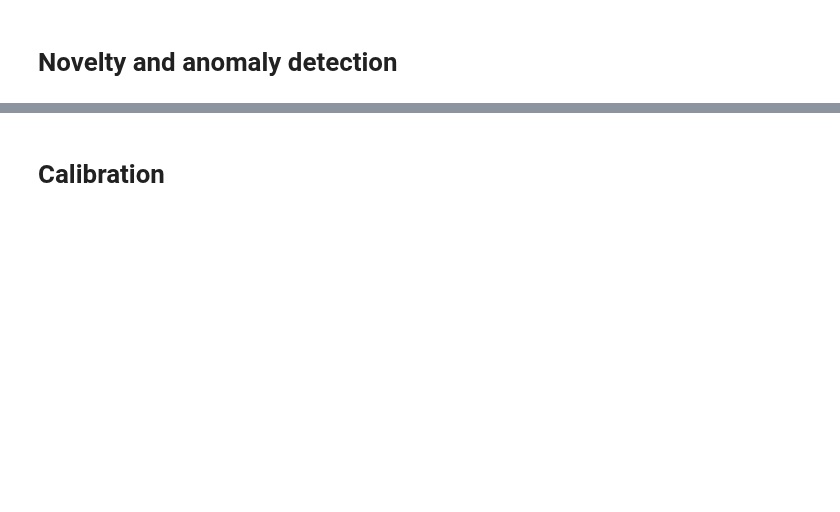
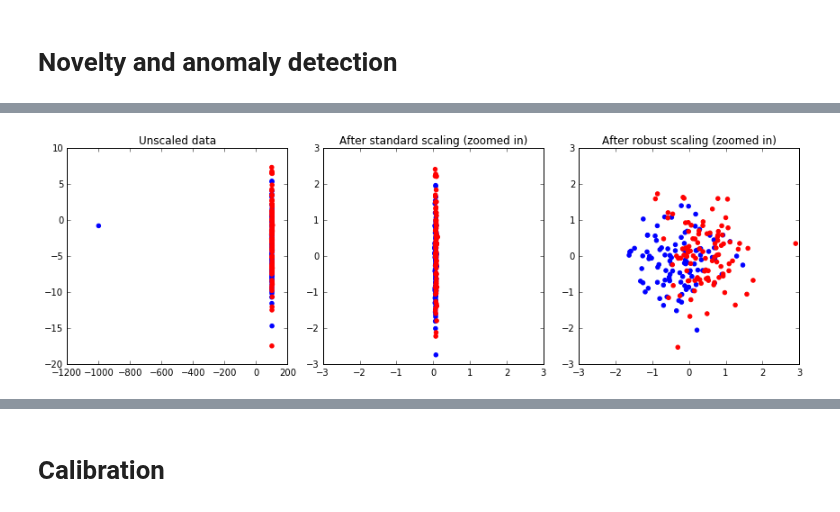
Before and after one commit to glouppe/tutorials-scikit-learn, a Jupyter notebook: Robust and calibrated estimators with Scikit-Learn.ipynb, the cells around one changed output, grey strips where cells are left out. Drawn from its saved outputs; the diff is of its cells as text; code cells hidden in the pictures; blank space fills up the shorter version.

```diff
--- a/Robust and calibrated estimators with Scikit-Learn.ipynb
+++ b/Robust and calibrated estimators with Scikit-Learn.ipynb
@@ -131,0 +165,86 @@ plot_surface(clf, X, y)
+# %%
+# %load http://scikit-learn.org/dev/_downloads/plot_robust_scaling.py
+#!/usr/bin/python
+
+"""
+=========================================================
+Robust Scaling on Toy Data
+=========================================================
+
+Making sure that each Feature has approximately the same scale can be a
+crucial preprocessing step. However, when data contains outliers,
+:class:`StandardScaler <sklearn.preprocessing.StandardScaler>` can often
+be mislead. In such cases, it is better to use a scaler that is robust
+against outliers.
+
+Here, we demonstrate this on a toy dataset, where one single datapoint
+is a large outlier.
+"""
+from __future__ import print_function
+print(__doc__)
+
+
+# Code source: Thomas Unterthiner
+# License: BSD 3 clause
+
+import matplotlib.pyplot as plt
+import numpy as np
+from sklearn.preprocessing import StandardScaler, RobustScaler
+
+# Create training and test data
+np.random.seed(42)
+n_datapoints = 100
+Cov = [[0.9, 0.0], [0.0, 20.0]]
+mu1 = [100.0, -3.0]
+mu2 = [101.0, -3.0]
+X1 = np.random.multivariate_normal(mean=mu1, cov=Cov, size=n_datapoints)
+X2 = np.random.multivariate_normal(mean=mu2, cov=Cov, size=n_datapoints)
+Y_train = np.hstack([[-1]*n_datapoints, [1]*n_datapoints])
+X_train = np.vstack([X1, X2])
+
+X1 = np.random.multivariate_normal(mean=mu1, cov=Cov, size=n_datapoints)
+X2 = np.random.multivariate_normal(mean=mu2, cov=Cov, size=n_datapoints)
+Y_test = np.hstack([[-1]*n_datapoints, [1]*n_datapoints])
+X_test = np.vstack([X1, X2])
+
+X_train[0, 0] = -1000  # a fairly large outlier
+
+
+# Scale data
+standard_scaler = StandardScaler()
+Xtr_s = standard_scaler.fit_transform(X_train)
+Xte_s = standard_scaler.transform(X_test)
+
+robust_scaler = RobustScaler()
+Xtr_r = robust_scaler.fit_transform(X_train)
+Xte_r = robust_scaler.transform(X_test)
+
+
+# Plot data
+fig, ax = plt.subplots(1, 3, figsize=(12, 4))
+ax[0].scatter(X_train[:, 0], X_train[:, 1],
+              color=np.where(Y_train > 0, 'r', 'b'))
+ax[1].scatter(Xtr_s[:, 0], Xtr_s[:, 1], color=np.where(Y_train > 0, 'r', 'b'))
+ax[2].scatter(Xtr_r[:, 0], Xtr_r[:, 1], color=np.where(Y_train > 0, 'r', 'b'))
+ax[0].set_title("Unscaled data")
+ax[1].set_title("After standard scaling (zoomed in)")
+ax[2].set_title("After robust scaling (zoomed in)")
+# for the scaled data, we zoom in to the data center (outlier can't be seen!)
+for a in ax[1:]:
+    a.set_xlim(-3, 3)
+    a.set_ylim(-3, 3)
+plt.tight_layout()
+plt.show()
+
+
+# Classify using k-NN
+from sklearn.neighbors import KNeighborsClassifier
+
+knn = KNeighborsClassifier()
+knn.fit(Xtr_s, Y_train)
+acc_s = knn.score(Xte_s, Y_test)
+print("Testset accuracy using standard scaler: %.3f" % acc_s)
+knn.fit(Xtr_r, Y_train)
+acc_r = knn.score(Xte_r, Y_test)
+print("Testset accuracy using robust scaler:   %.3f" % acc_r)
+# %% [output]
@@ -131,0 +263 @@ plot_surface(clf, X, y)
+[figure, added]
```
Also changed, not shown: parts of 15 cells of this notebook, 1 other file.
